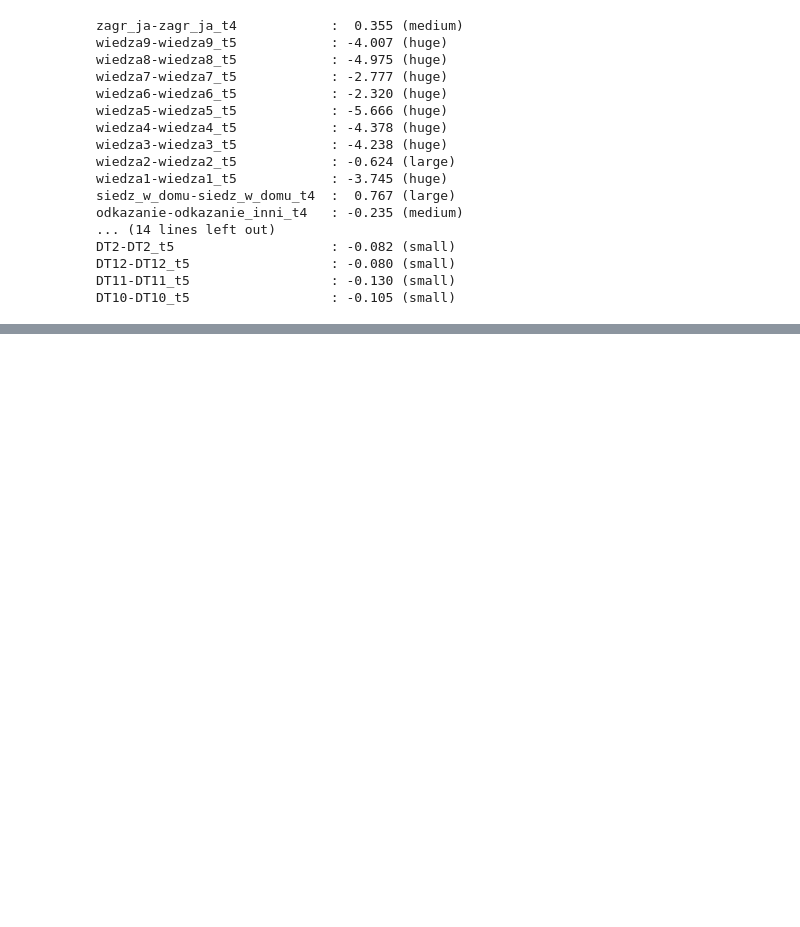
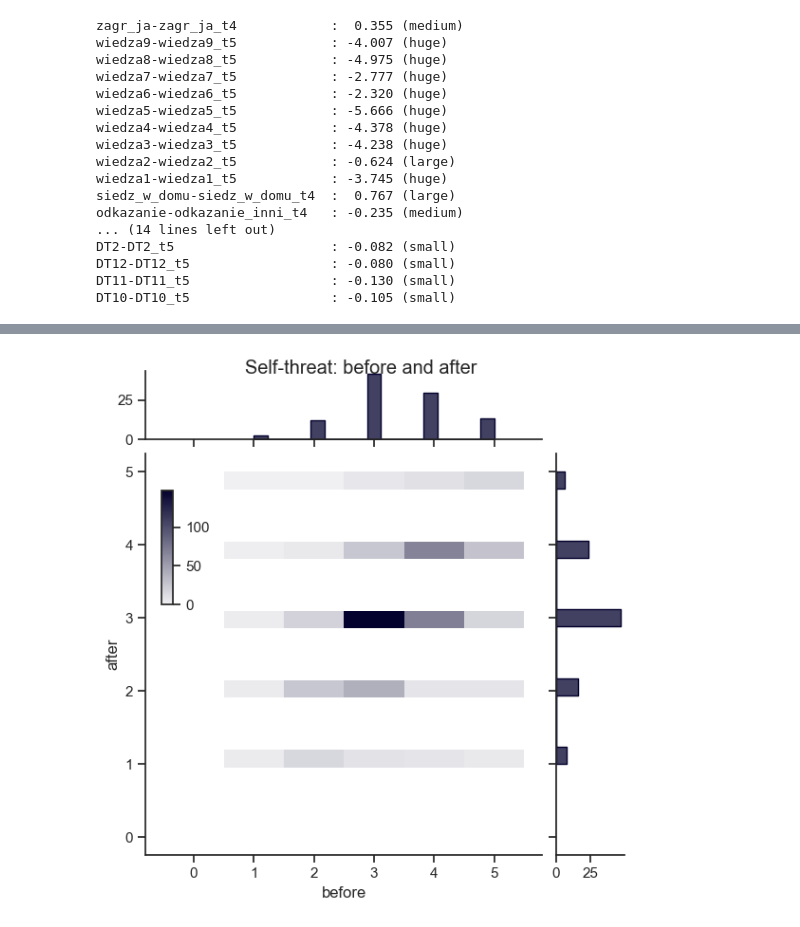
Before and after one commit to marcindahlen/covid-and-narcissism-network-analysis, a Jupyter notebook: notebook.ipynb, the cells around one changed output, grey strips where cells are left out. Drawn from its saved outputs; the diff is of its cells as text; code cells hidden in the pictures; blank space fills up the shorter version.

Commit message:
Trying some plots

```diff
--- a/notebook.ipynb
+++ b/notebook.ipynb
@@ -104,6 +105,7 @@ varaibles_time_pairs_dict['siedz_w_domu'] = 'siedz_w_domu_t4'
 varaibles_time_pairs_dict['maseczki'] = 'maseczki_t4'
 varaibles_time_pairs_dict['cni1'] = 'cni1_t5'
 varaibles_time_pairs_dict['DT1'] = 'DT1_t5'
+varaibles_time_pairs_dict['mycie_rak'] = 'mycie_rak_t4'
 # %% [markdown]
 For each of paired weeks of measurement for given variable, let's calculate the paired sample t-test:
 # %%
@@ -190,0 +195,17 @@ DT10-DT10_t5                  : -0.105 (small)
+# %%
+new_df_column_names = ['id', 'test', 'before', 'after']
+paired_plot_data_df = pandas.DataFrame(columns=new_df_column_names)
+paired_plot_data_list = []
+
+index = 0
+for _, row in df_original.iterrows():
+    for var_week_1, var_week_2 in varaibles_time_pairs_dict.items():
+        index += 1
+        new_row = {'id': row['Id'],
+                   'test': var_week_1,
+                   'before': row[var_week_1],
+                   'after': row[var_week_2]
+                  }
+        paired_plot_data_list.append(new_row)
+paired_plot_data_df = pandas.DataFrame.from_records(paired_plot_data_list)
+display(paired_plot_data_df.head())
@@ -190,0 +219,16 @@ DT10-DT10_t5                  : -0.105 (small)
+# %%
+seaborn.set_theme(style="ticks")
+
+g = seaborn.JointGrid(data=paired_plot_data_df[paired_plot_data_df["test"] == "zagr_ja"], x="before", y="after", marginal_ticks=True)
+
+cax = g.figure.add_axes([.15, .55, .02, .2])
+
+g.plot_joint(
+    seaborn.histplot, discrete=(True, False),
+    cmap="light:#03012d", pmax=.8, cbar=True, cbar_ax=cax, binrange=(0, 5)
+)
+g.plot_marginals(seaborn.histplot, stat="percent", element="step", color="#03012d")
+g.figure.suptitle('Self-threat: before and after')
+plt.show()
+# %% [output]
+[figure, added]
```
Also changed, not shown: parts of 3 cells of this notebook.
